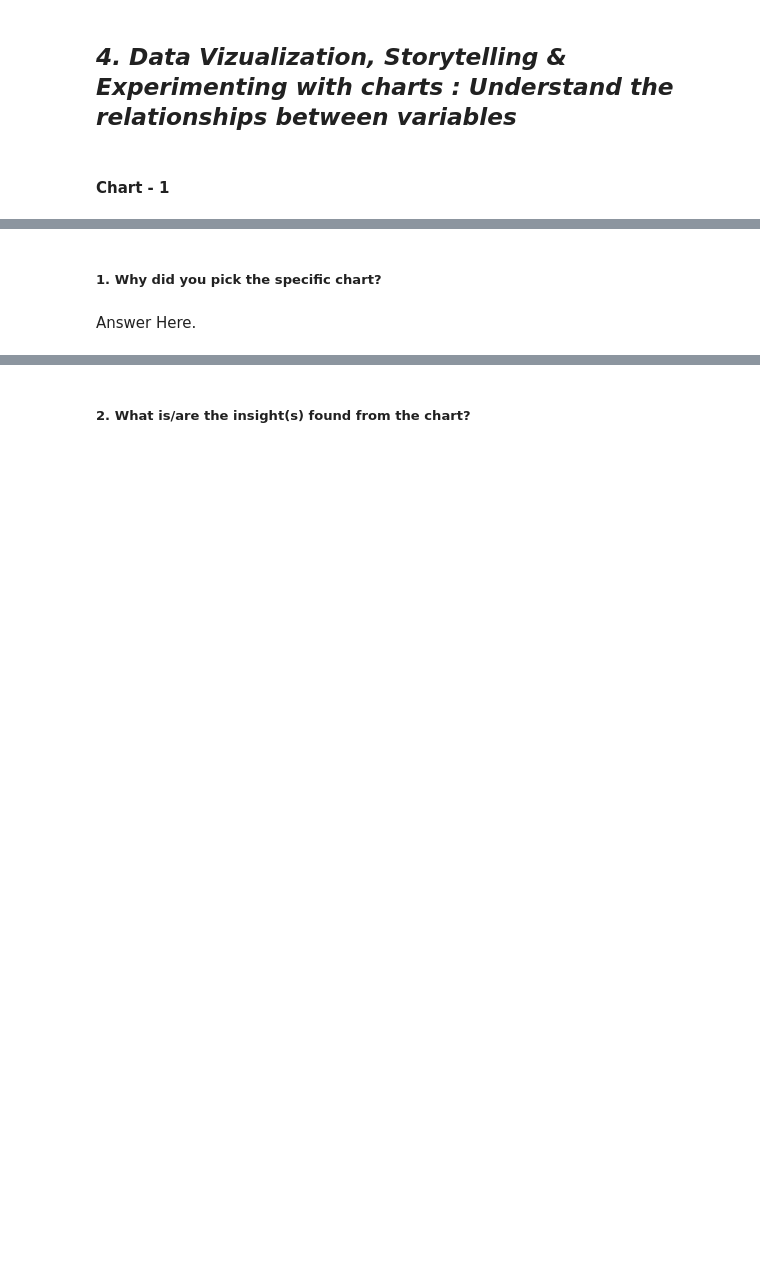
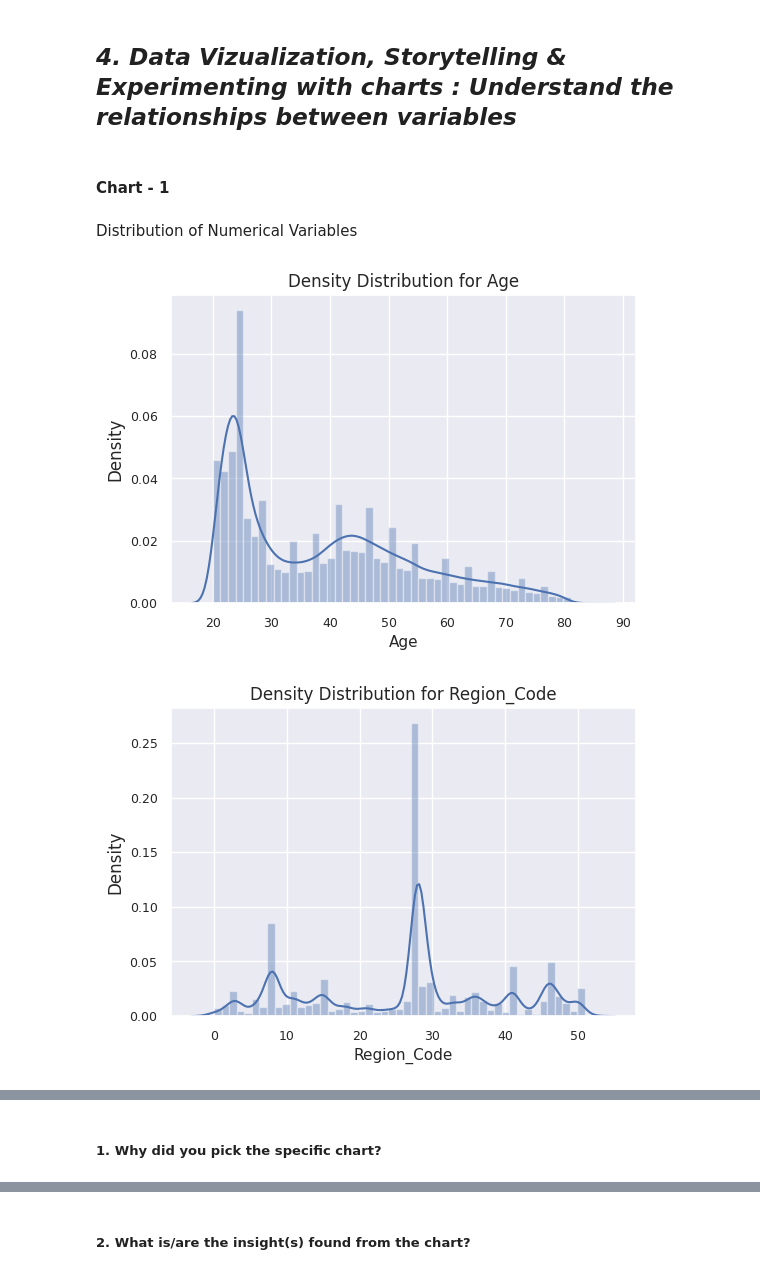
Before and after one commit to abhijain1216/Health-Insurance-Cross-Sell-Prediction-Classification-Project, a Jupyter notebook: Health_Insurance_Cross_Sell_Prediction_Classification_Project.ipynb, the cells around one changed output, grey strips where cells are left out. Drawn from its saved outputs; the diff is of its cells as text; code cells hidden in the pictures; blank space fills up the shorter version.

```diff
--- a/Health_Insurance_Cross_Sell_Prediction_Classification_Project.ipynb
+++ b/Health_Insurance_Cross_Sell_Prediction_Classification_Project.ipynb
@@ -183,0 +265,5 @@ for i in list(Insurance_df.columns):
+# %%
+# Change the datatypes of some columns from float to integer
+Insurance_df['Region_Code'] = Insurance_df['Region_Code'].astype('int')
+Insurance_df['Annual_Premium'] = Insurance_df['Annual_Premium'].astype('int')
+Insurance_df['Policy_Sales_Channel'] = Insurance_df['Policy_Sales_Channel'].astype('int')
@@ -193,0 +312,19 @@ Answer Here.
+# %% [markdown]
+Distribution of Numerical Variables
+# %%
+# Chart - 1 visualization code
+features = ['Age','Region_Code', 'Previously_Insured', 'Annual_Premium', 'Policy_Sales_Channel', 'Vintage', 'Response']
+
+# Visulization
+sns.set_theme()
+for feature in features:
+    fig = plt.figure(figsize = (6,4))
+    ax = fig.gca()
+    sns.distplot(Insurance_df[feature])
+    ax.set_title('Density Distribution for'+' '+ feature)
+    ax.set_xlabel(feature,fontsize = 11)
+    ax.tick_params(labelsize=9)
+plt.show()
+# %% [output]
+[figure, added]
+[figure, added]
@@ -194,4 +336,2 @@ Answer Here.
 # %% [markdown]
 ##### 1. Why did you pick the specific chart?
-# %% [markdown]
-Answer Here.
```
Also changed, not shown: parts of 55 cells of this notebook.
